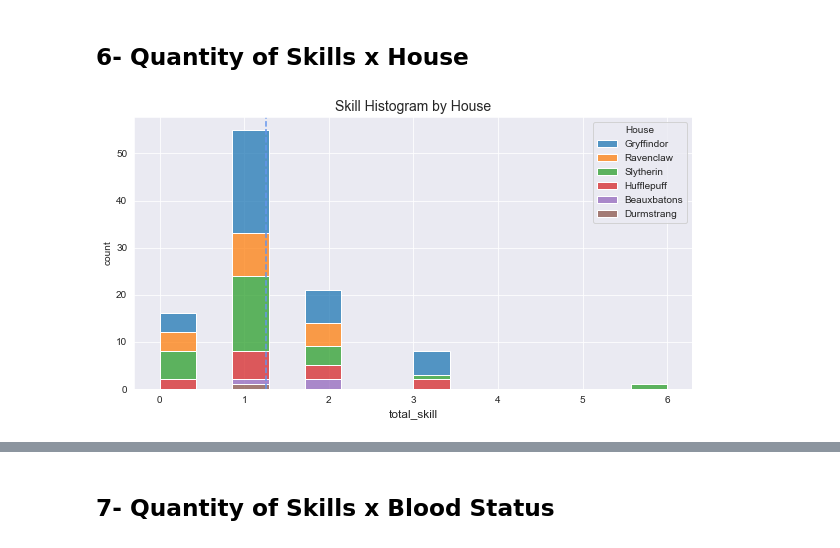
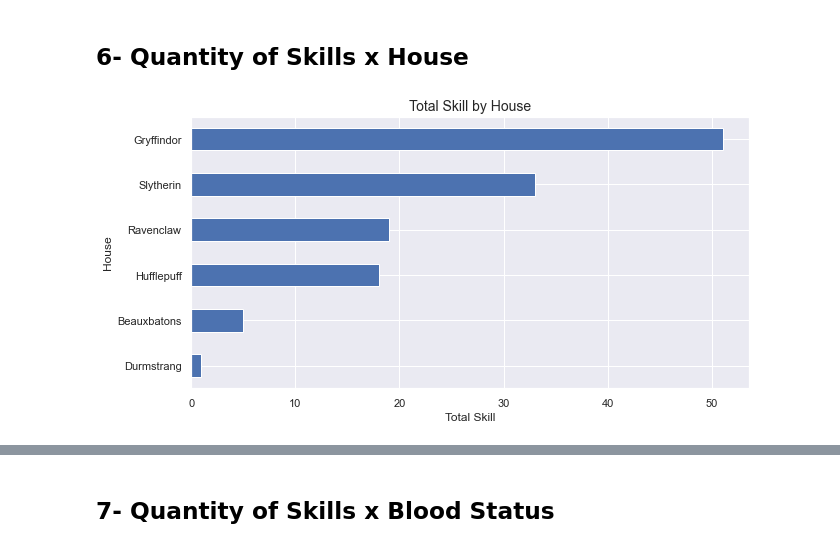
Before and after one commit to juluz/python-analysis, a Jupyter notebook: harry_potter/notebook/eda_characters.ipynb, the cells around one changed output, grey strips where cells are left out. Saved outputs shown, nothing was run; the diff lists cells and outputs as text; code cells hidden in the pictures.

```diff
--- a/harry_potter/notebook/eda_characters.ipynb
+++ b/harry_potter/notebook/eda_characters.ipynb
@@ -7,6 +7,7 @@ import pandas as pd
 import numpy as np
 import matplotlib.pyplot as plt
 import seaborn as sns
+sns.set(rc={'axes.facecolor':'white', 'figure.facecolor':'white'})
 
 import nltk
 
@@ -667,20 +672,15 @@ plt.show()
 # %%
 sns.set_style("darkgrid")
 f = plt.figure(figsize=(10,5))
-ax = f.add_subplot(1,1,1)
+x = df_caracter_house.groupby('House')['total_skill'].sum().sort_values()
+x.plot(kind='barh')
 
-mean_distrib = round(df_caracter_house['total_skill'].mean(), 2)
+plt.rcParams.update({'font.size': 12})
 
-sns.histplot(data=df_caracter_house, ax=ax, stat="count", multiple="stack",
-             x="total_skill", kde=False, hue="House",
-             element="bars", legend=True)
-
-plt.axvline(mean_distrib, color='cornflowerblue', linestyle='--', label='mean - ' + str(mean_distrib))
-
-ax.set_title("Skill Histogram by House", fontsize=14)
-ax.set_xlabel("total_skill",fontsize = 12)
-ax.set_ylabel("count")
-f.savefig('/Users/juml_/Documents/Projects/python-analysis/harry_potter/image/hist_house.png',bbox_inches='tight',transparent=True)
+plt.title('Total Skill by House',fontsize=14)
+plt.ylabel('House')
+plt.xlabel('Total Skill')
+f.savefig('C:/Users/juml_/Documents/Projects/github/python-analysis/harry_potter/image/hist_house.png',bbox_inches='tight',transparent=True)
 plt.show();
 # %% [output]
-[figure, old version]
+[figure, new version]
```
Also changed, not shown: parts of 17 cells of this notebook, 15 other files.
